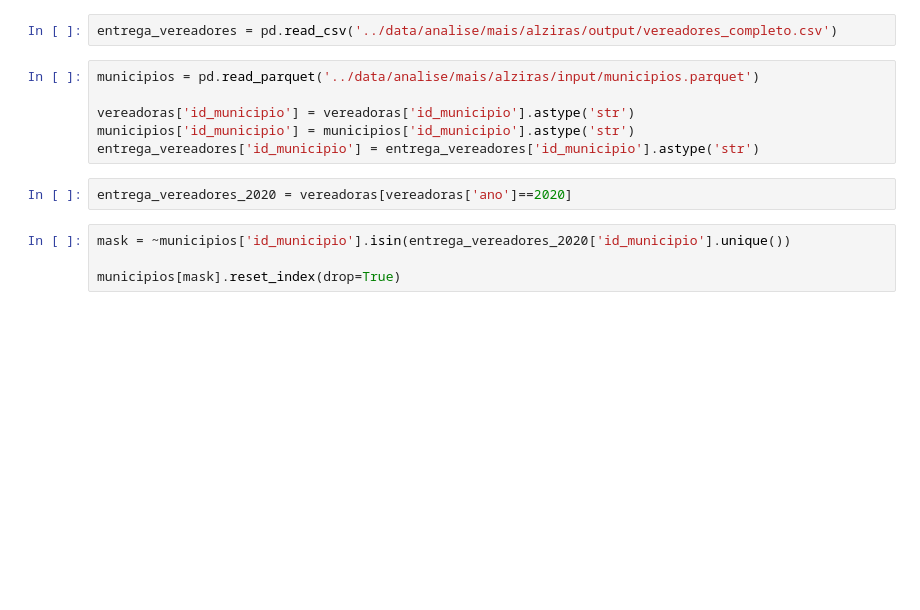
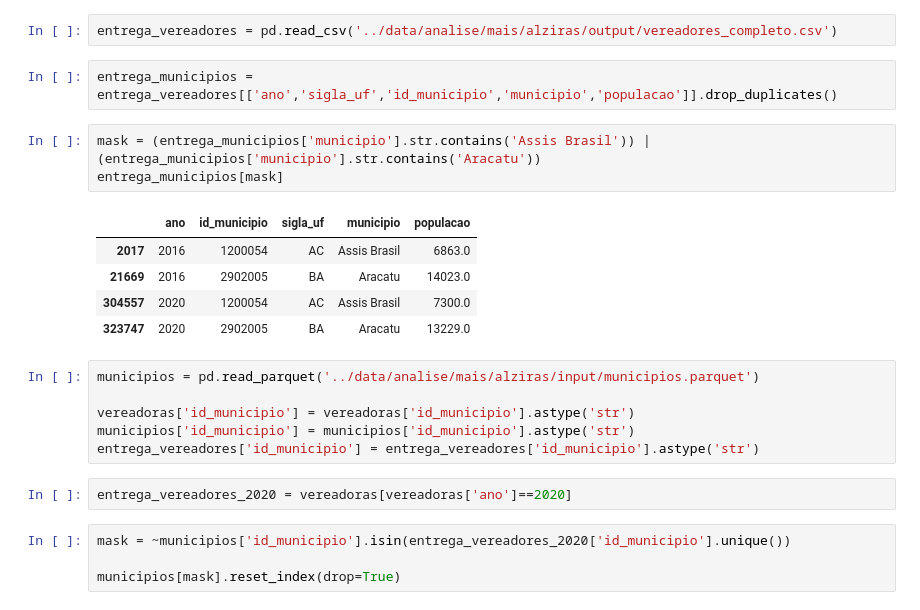
Before and after one commit to d116626/mais_projects, a Jupyter notebook: notebooks/analise_mais_alziras.ipynb, the cells around one changed output. Saved outputs shown, nothing was run; the diff lists cells and outputs as text; blank space fills up the shorter version.

```diff
--- a/notebooks/analise_mais_alziras.ipynb
+++ b/notebooks/analise_mais_alziras.ipynb
@@ -466,5 +494,16 @@ tabela_final[mask_prefeito]
 # %%
 entrega_vereadores = pd.read_csv('../data/analise/mais/alziras/output/vereadores_completo.csv')
+# %%
+entrega_municipios = entrega_vereadores[['ano','sigla_uf','id_municipio','municipio','populacao']].drop_duplicates()
+# %%
+mask = (entrega_municipios['municipio'].str.contains('Assis Brasil')) | (entrega_municipios['municipio'].str.contains('Aracatu'))
+entrega_municipios[mask]
+# %% [output]
+|  | ano | id_municipio | sigla_uf | municipio | populacao |
+| 2017 | 2016 | 1200054 | AC | Assis Brasil | 6863.0 |
+| 21669 | 2016 | 2902005 | BA | Aracatu | 14023.0 |
+| 304557 | 2020 | 1200054 | AC | Assis Brasil | 7300.0 |
+| 323747 | 2020 | 2902005 | BA | Aracatu | 13229.0 |
 # %%
 municipios = pd.read_parquet('../data/analise/mais/alziras/input/municipios.parquet')
 
```
Also changed, not shown: parts of 5 cells of this notebook, 3 other files.
